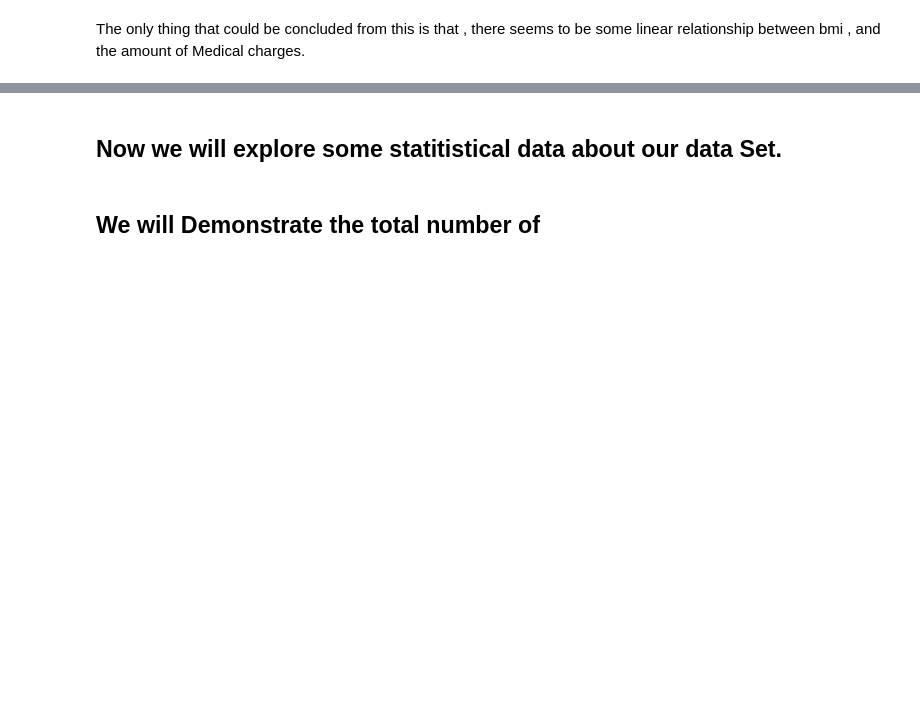
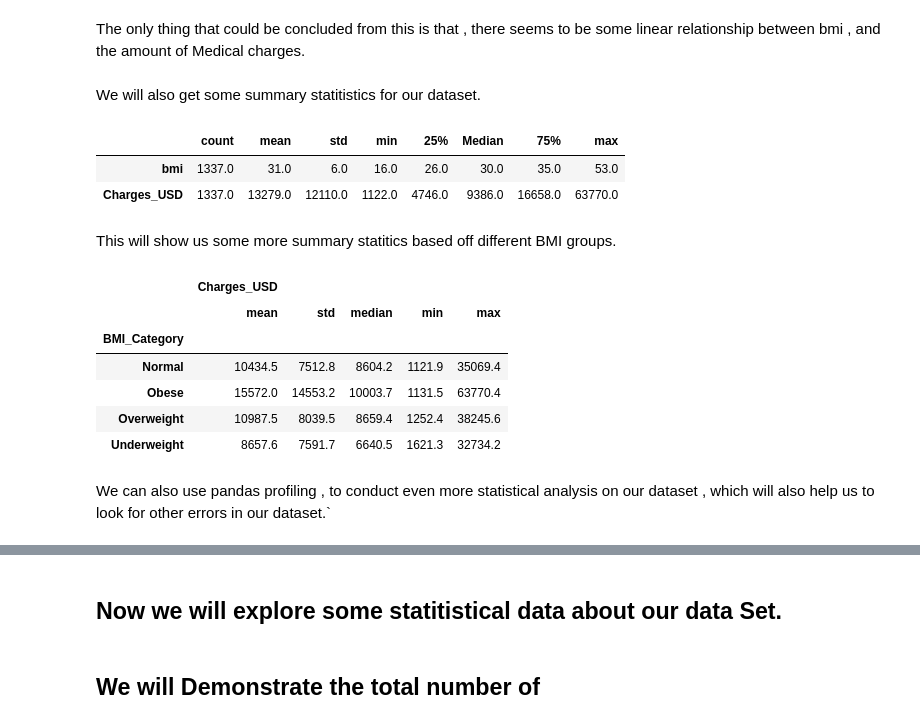
Before and after one commit to data301-2021-summer2/group29-project, a Jupyter notebook: analysis/Prabhmeet Deol/DataAnalysis.ipynb, the cells around one changed output, grey strips where cells are left out. Drawn from its saved outputs; the diff is of its cells as text; code cells hidden in the pictures; blank space fills up the shorter version.

```diff
--- a/analysis/Prabhmeet Deol/DataAnalysis.ipynb
+++ b/analysis/Prabhmeet Deol/DataAnalysis.ipynb
@@ -56,2 +40,24 @@ plot1 = sns.pairplot(dataSet,palette="virdis")
 # %% [markdown]
 The only thing that could be concluded from this is that , there seems to be some linear relationship between bmi , and the amount of Medical charges.
+# %% [markdown]
+We will also get some summary statitistics for our dataset.
+# %%
+dataSet.describe().round(0).rename({'50%':'Median'}).T
+# %% [output]
+|  | count | mean | std | min | 25% | Median | 75% | max |
+| bmi | 1337.0 | 31.0 | 6.0 | 16.0 | 26.0 | 30.0 | 35.0 | 53.0 |
+| Charges_USD | 1337.0 | 13279.0 | 12110.0 | 1122.0 | 4746.0 | 9386.0 | 16658.0 | 63770.0 |
+# %% [markdown]
+This will show us some more summary statitics based off different BMI groups.
+# %%
+dataSet.groupby('BMI_Category').agg(['mean','std','median','min','max']).round(1).drop(columns={'bmi'})
+# %% [output]
+|  | Charges_USD |  |  |  |  |
+|  | mean | std | median | min | max |
+| BMI_Category |  |  |  |  |  |
+| Normal | 10434.5 | 7512.8 | 8604.2 | 1121.9 | 35069.4 |
+| Obese | 15572.0 | 14553.2 | 10003.7 | 1131.5 | 63770.4 |
+| Overweight | 10987.5 | 8039.5 | 8659.4 | 1252.4 | 38245.6 |
+| Underweight | 8657.6 | 7591.7 | 6640.5 | 1621.3 | 32734.2 |
+# %% [markdown]
+ We can also use pandas profiling , to conduct even more statistical analysis on our dataset , which will also help us to look for other errors in our dataset.`
```
Also changed, not shown: parts of 25 cells of this notebook, 5 other files.
